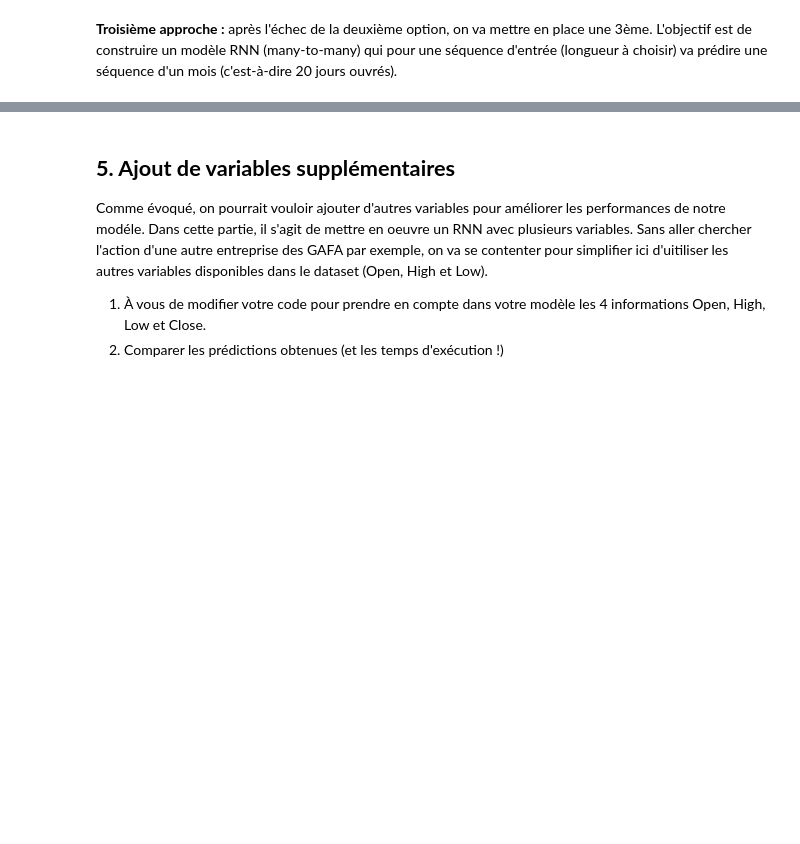
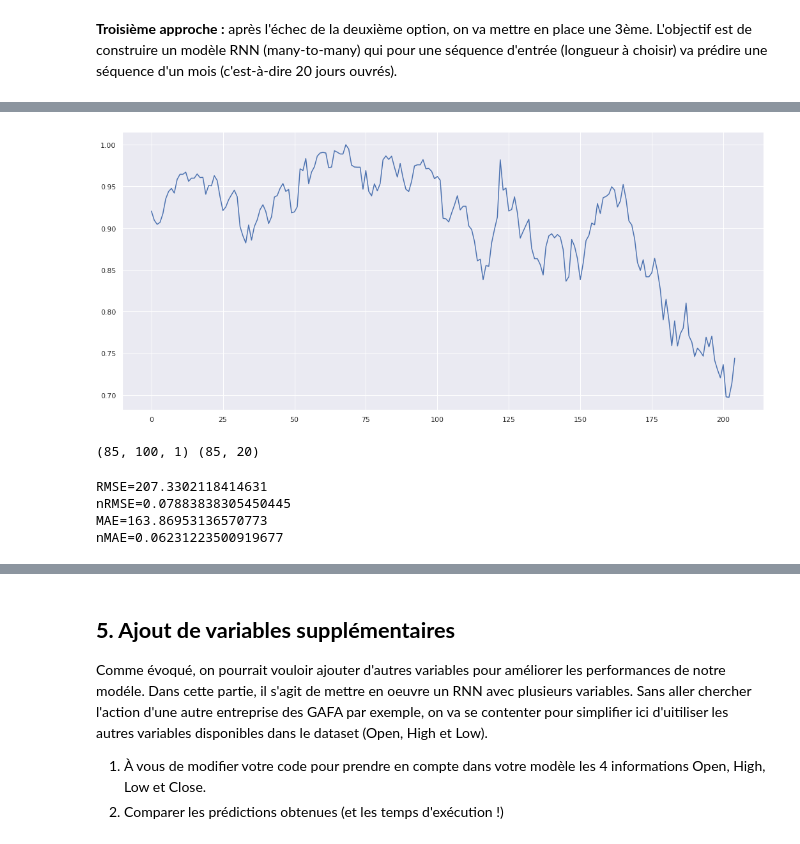
Before and after one commit to louiskuhn/IA-P2-Euskadi, a Jupyter notebook: Ressources/Deep Learning/Recurrent Neural Network/RNN 1 - Prediction actions Google.ipynb, the cells around one changed output, grey strips where cells are left out. Cells and saved outputs as stored; diff of their text form; code cells hidden in the pictures; blank space fills up the shorter version.

```diff
--- a/Ressources/Deep Learning/Recurrent Neural Network/RNN 1 - Prediction actions Google.ipynb
+++ b/Ressources/Deep Learning/Recurrent Neural Network/RNN 1 - Prediction actions Google.ipynb
@@ -301,0 +369,17 @@ y_df.plot();
+# %%
+inputs = sc.transform(inputs)
+plt.plot(inputs);
+# %% [output]
+[figure, added]
+# %%
+X_test = []
+y_test = []
+
+for i in range(timesteps, len(inputs)-nbdays):
+    X_test.append(inputs[i-timesteps:i, 0])
+    y_test.append(inputs[i:i+nbdays, 0])
+X_test = np.expand_dims(X_test, axis=2)
+X_test, y_test = np.array(X_test), np.array(y_test)
+print(X_test.shape, y_test.shape)
+# %% [output]
+(85, 100, 1) (85, 20)
@@ -301,0 +392,15 @@ y_df.plot();
+# %%
+# évaluation
+from math import sqrt
+from sklearn.metrics import mean_squared_error, mean_absolute_error
+RMSE = sqrt(mean_squared_error(y_pred, y_test))
+# ou sinon sqrt(sum(sum((y_pred-y_test)**2))/(y_test.shape[0]*y_test.shape[1]))
+nRMSE = RMSE/np.mean(y_test)
+MAE = mean_absolute_error(y_pred, y_test)
+nMAE = MAE/np.mean(y_test)
+print(f"{RMSE=}\n{nRMSE=}\n{MAE=}\n{nMAE=}")
+# %% [output]
+RMSE=207.3302118414631
+nRMSE=0.07883838305450445
+MAE=163.86953136570773
+nMAE=0.06231223500919677
```
Also changed, not shown: parts of 25 cells of this notebook, 1 other file.
